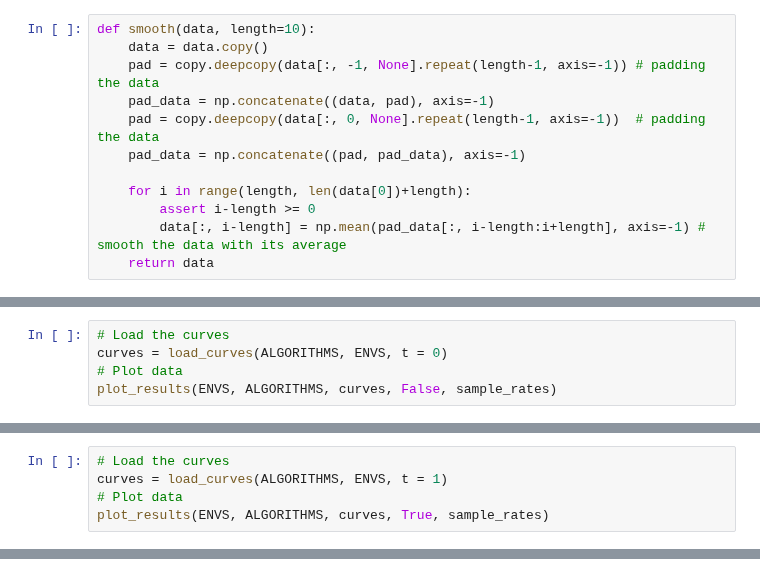
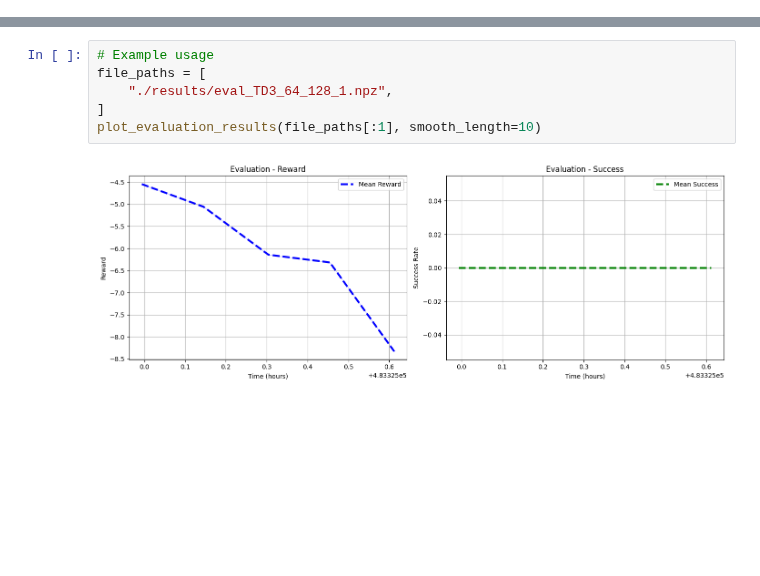
Before and after one commit to turcato-niccolo/test_turtlebot, a Jupyter notebook: results_gazebo.ipynb, the cells around one changed output, grey strips where cells are left out. Drawn from its saved outputs; the diff is of its cells as text; blank space fills up the shorter version.

Commit message:
data clean

```diff
--- a/results_gazebo.ipynb
+++ b/results_gazebo.ipynb
@@ -39,12 +0,0 @@ The smooth function applies a smoothing technique to the loaded data by averagin
-# %%
-def smooth(data, length=10):
-    data = data.copy()
-    pad = copy.deepcopy(data[:, -1, None].repeat(length-1, axis=-1)) # padding the data
-    pad_data = np.concatenate((data, pad), axis=-1)
-    pad = copy.deepcopy(data[:, 0, None].repeat(length-1, axis=-1))  # padding the data
-    pad_data = np.concatenate((pad, pad_data), axis=-1)
-
-    for i in range(length, len(data[0])+length):
-        assert i-length >= 0
-        data[:, i-length] = np.mean(pad_data[:, i-length:i+length], axis=-1) # smooth the data with its average
-    return data
@@ -118,5 +0,0 @@ Plots the performance curves for each algorithm on each environment.
-# %%
-# Load the curves
-curves = load_curves(ALGORITHMS, ENVS, t = 0)
-# Plot data
-plot_results(ENVS, ALGORITHMS, curves, False, sample_rates)
@@ -130,5 +0,0 @@ No data for SAC on MR-env. Skipping.
-# %%
-# Load the curves
-curves = load_curves(ALGORITHMS, ENVS, t = 1)
-# Plot data
-plot_results(ENVS, ALGORITHMS, curves, True, sample_rates)
@@ -384,0 +88,8 @@ plotter.plot_evaluation_data(save_path='./images/evaluation_plot_eval_TD3_64_128
+# %%
+# Example usage
+file_paths = [
+    "./results/eval_TD3_64_128_1.npz",
+]
+plot_evaluation_results(file_paths[:1], smooth_length=10)
+# %% [output]
+[figure, added]
```
Also changed, not shown: parts of 20 cells of this notebook, 17 other files.
